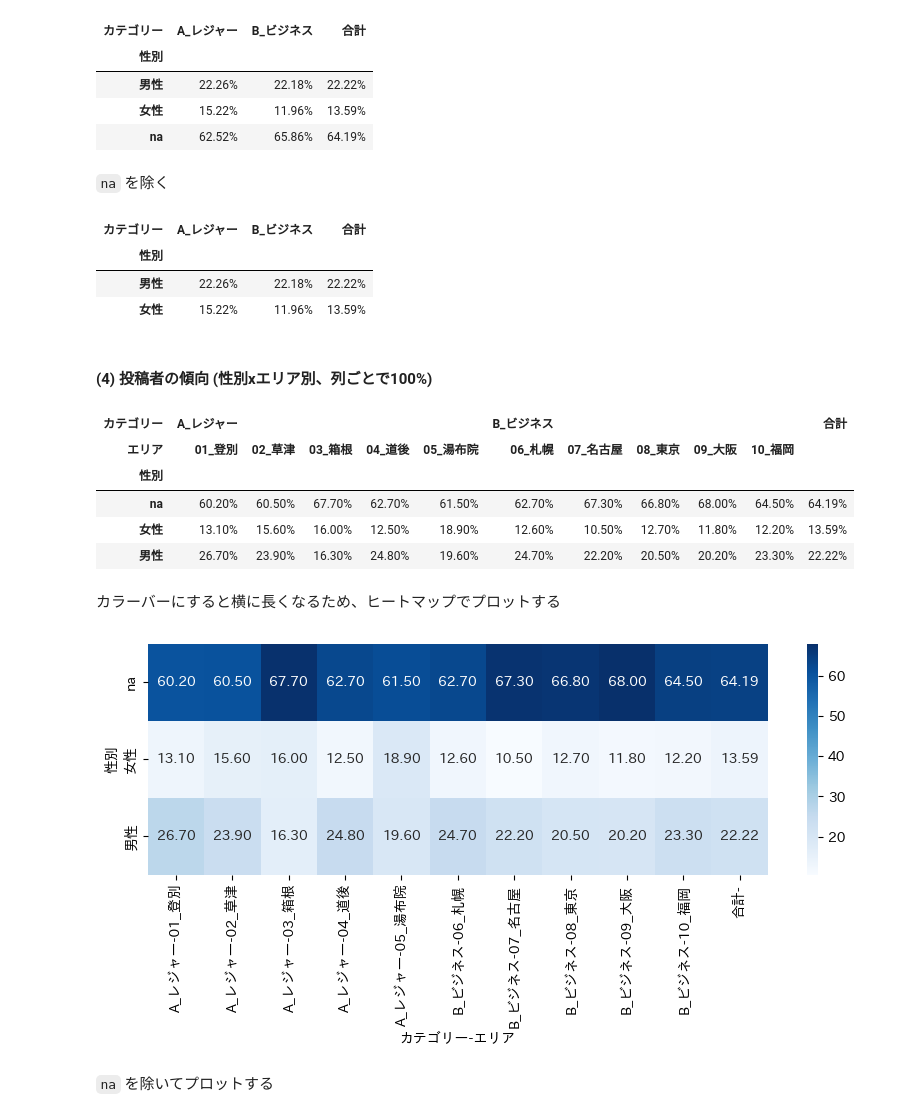
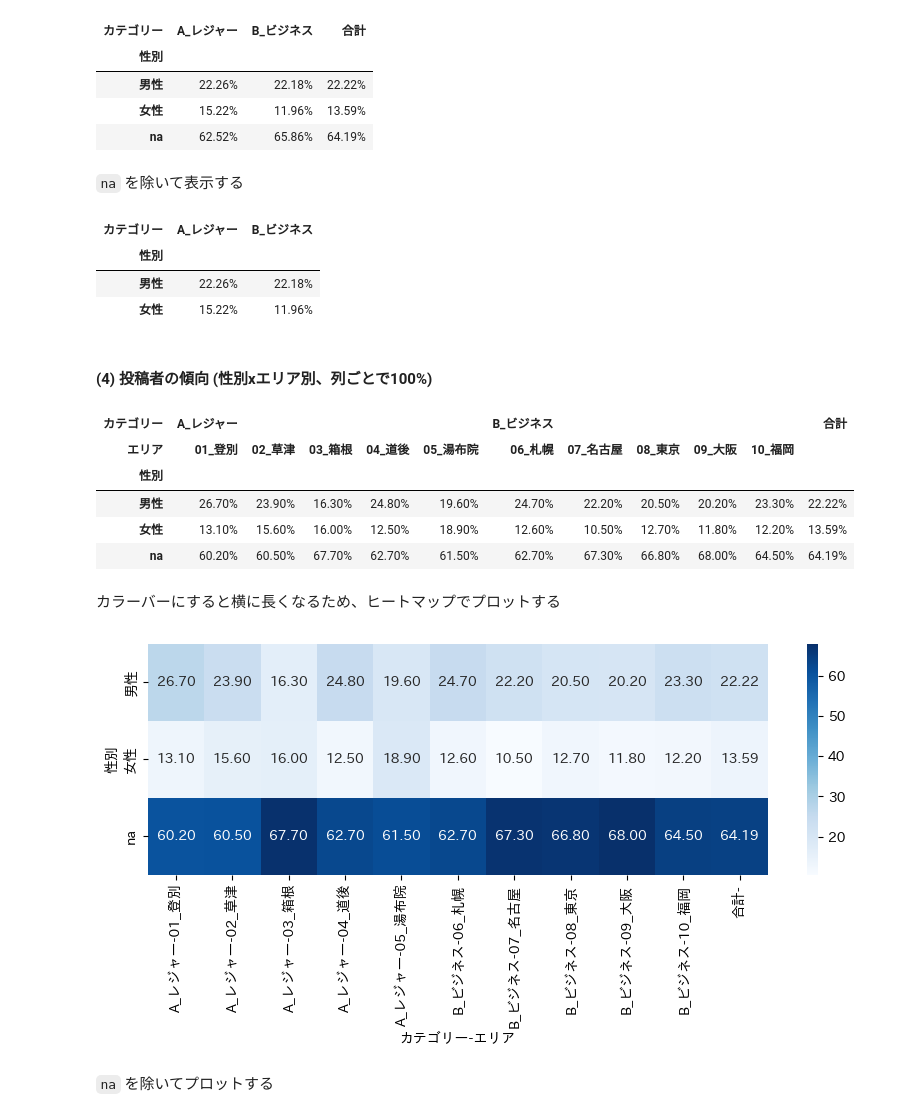
Before and after one commit to haradatm/lecture-gssm2023, a Jupyter notebook: notebooks/day-2-2.ipynb, the cells around one changed output. Saved outputs shown, nothing was run; the diff lists cells and outputs as text; code cells hidden in the pictures.

```diff
--- a/notebooks/day-2-2.ipynb
+++ b/notebooks/day-2-2.ipynb
@@ -234,38 +235,39 @@ display(cross_df.loc[['男性','女性','na'],:].style.format('{:.2f}%').bar(axi
 | 女性 | 15.22% | 11.96% | 13.59% |
 | na | 62.52% | 65.86% | 64.19% |
 # %% [markdown]
-`na` を除く
+`na` を除いて表示する
 # %%
-display(cross_df.loc[['男性','女性'],:].style.format('{:.2f}%').bar(axis=None, width=90, height=90, align='left'))
+cross_df = pd.crosstab(df['性別'], df['カテゴリー'], margins=False, normalize='columns') * 100
+display(cross_df.loc[['男性','女性'],:].style.format('{:.2f}%').bar(axis=None, vmin=0, width=90, height=90, align='left'))
 # %% [output]
-| カテゴリー | A_レジャー | B_ビジネス | 合計 |
-| 性別 |  |  |  |
-| 男性 | 22.26% | 22.18% | 22.22% |
-| 女性 | 15.22% | 11.96% | 13.59% |
+| カテゴリー | A_レジャー | B_ビジネス |
+| 性別 |  |  |
+| 男性 | 22.26% | 22.18% |
+| 女性 | 15.22% | 11.96% |
 # %% [markdown]
 #### (4) 投稿者の傾向 (性別xエリア別、列ごとで100%)
 # %%
 cross_df = pd.crosstab(df['性別'], [df['カテゴリー'],df['エリア']], margins=True, margins_name='合計', normalize='columns') * 100
-display(cross_df.style.format('{:.2f}%'))
+display(cross_df.loc[['男性','女性','na'],:].style.format('{:.2f}%'))
 # %% [output]
 | カテゴリー | A_レジャー |  |  |  |  | B_ビジネス |  |  |  |  | 合計 |
 | エリア | 01_登別 | 02_草津 | 03_箱根 | 04_道後 | 05_湯布院 | 06_札幌 | 07_名古屋 | 08_東京 | 09_大阪 | 10_福岡 |  |
 | 性別 |  |  |  |  |  |  |  |  |  |  |  |
+| 男性 | 26.70% | 23.90% | 16.30% | 24.80% | 19.60% | 24.70% | 22.20% | 20.50% | 20.20% | 23.30% | 22.22% |
+| 女性 | 13.10% | 15.60% | 16.00% | 12.50% | 18.90% | 12.60% | 10.50% | 12.70% | 11.80% | 12.20% | 13.59% |
 | na | 60.20% | 60.50% | 67.70% | 62.70% | 61.50% | 62.70% | 67.30% | 66.80% | 68.00% | 64.50% | 64.19% |
-| 女性 | 13.10% | 15.60% | 16.00% | 12.50% | 18.90% | 12.60% | 10.50% | 12.70% | 11.80% | 12.20% | 13.59% |
-| 男性 | 26.70% | 23.90% | 16.30% | 24.80% | 19.60% | 24.70% | 22.20% | 20.50% | 20.20% | 23.30% | 22.22% |
 # %% [markdown]
 カラーバーにすると横に長くなるため、ヒートマップでプロットする
 # %%
 import seaborn as sns
 import matplotlib.pyplot as plt
 import japanize_matplotlib
 
 plt.figure(figsize=(10,3))
-sns.heatmap(cross_df, annot=True, fmt='.2f', cmap='Blues')
+sns.heatmap(cross_df.loc[['男性','女性','na'],:], annot=True, fmt='.2f', cmap='Blues')
 plt.show()
 # %% [output]
-[figure, old version]
+[figure, new version]
 # %% [markdown]
 `na` を除いてプロットする
 # %%
```
Also changed, not shown: parts of 13 cells of this notebook, 1 other file.
